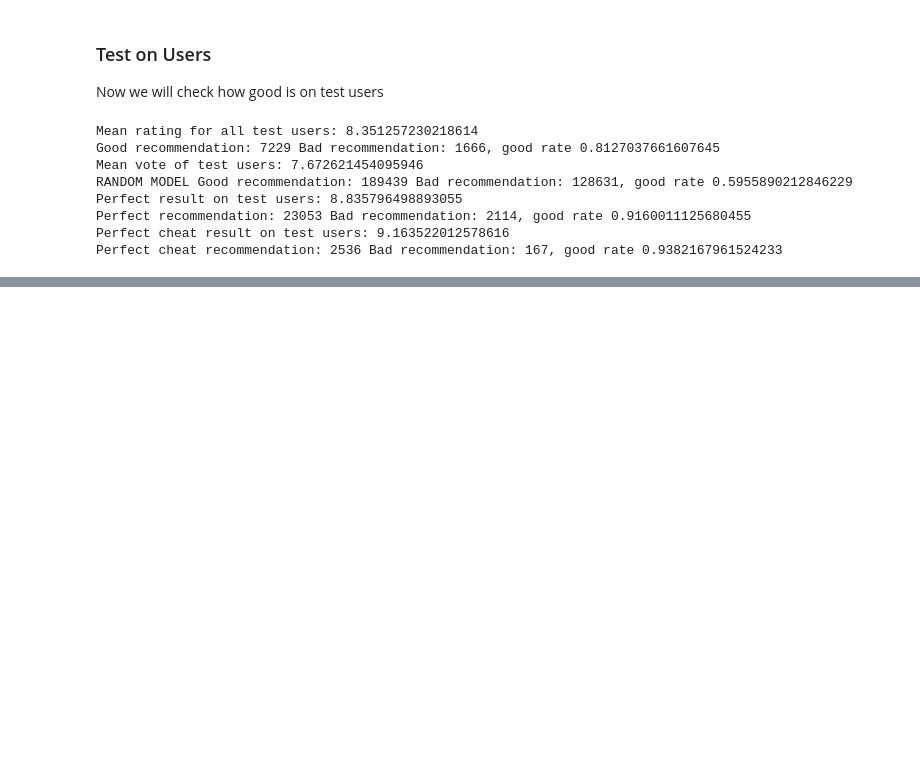
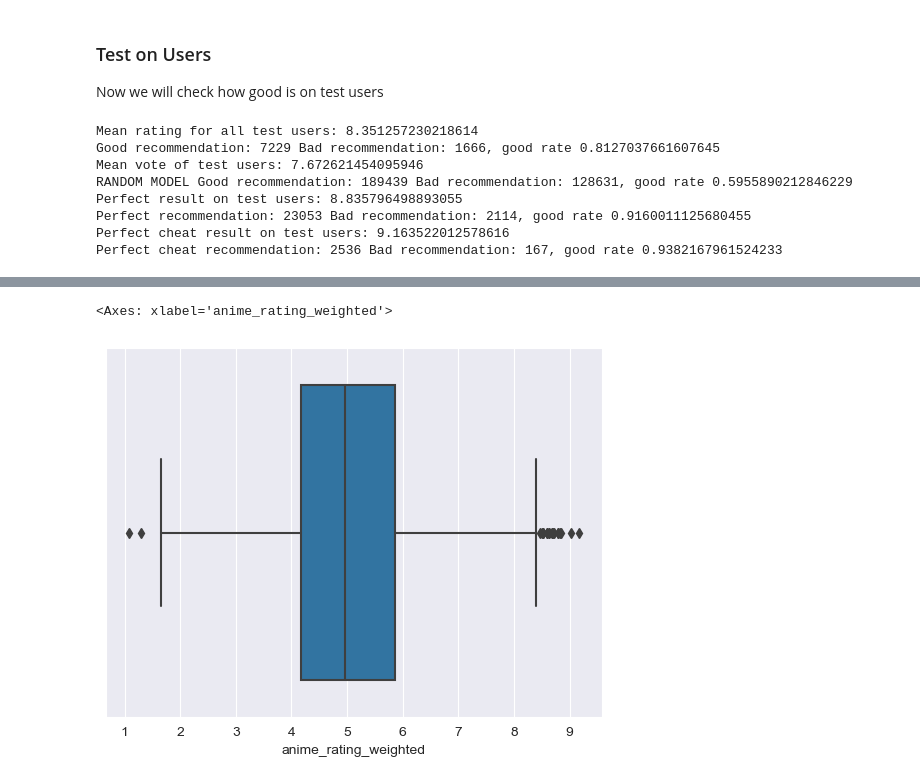
Before and after one commit to SamuelCorecco/05_ComicBook, a Jupyter notebook: Collaborative_Filtering_Samuel_corecco.ipynb, the cells around one changed output, grey strips where cells are left out. Cells and saved outputs as stored; diff of their text form; code cells hidden in the pictures; blank space fills up the shorter version.

```diff
--- a/Collaborative_Filtering_Samuel_corecco.ipynb
+++ b/Collaborative_Filtering_Samuel_corecco.ipynb
@@ -439,0 +538,6 @@ Perfect cheat recommendation: 2536 Bad recommendation: 167, good rate 0.93821679
+# %%
+#distribution of binary ratings using a histogram
+sns.boxplot(x=anime['anime_rating_weighted'])
+# %% [output]
+<Axes: xlabel='anime_rating_weighted'>
+[figure, added]
```
Also changed, not shown: parts of 38 cells of this notebook.
